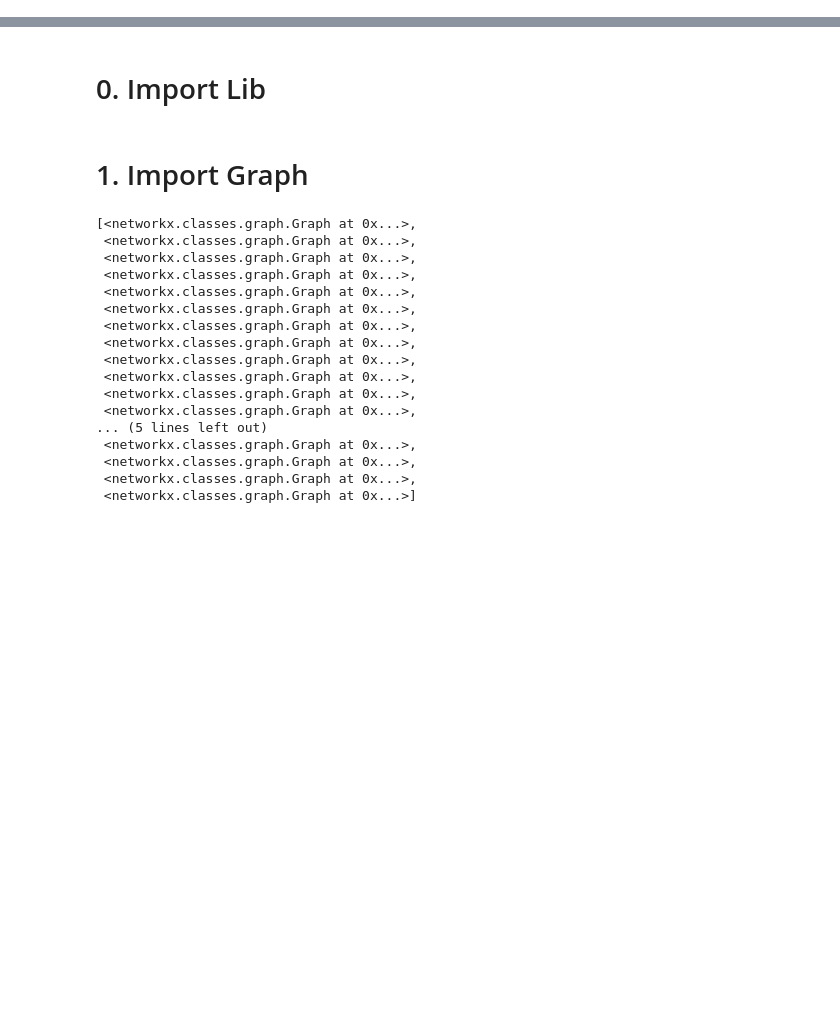
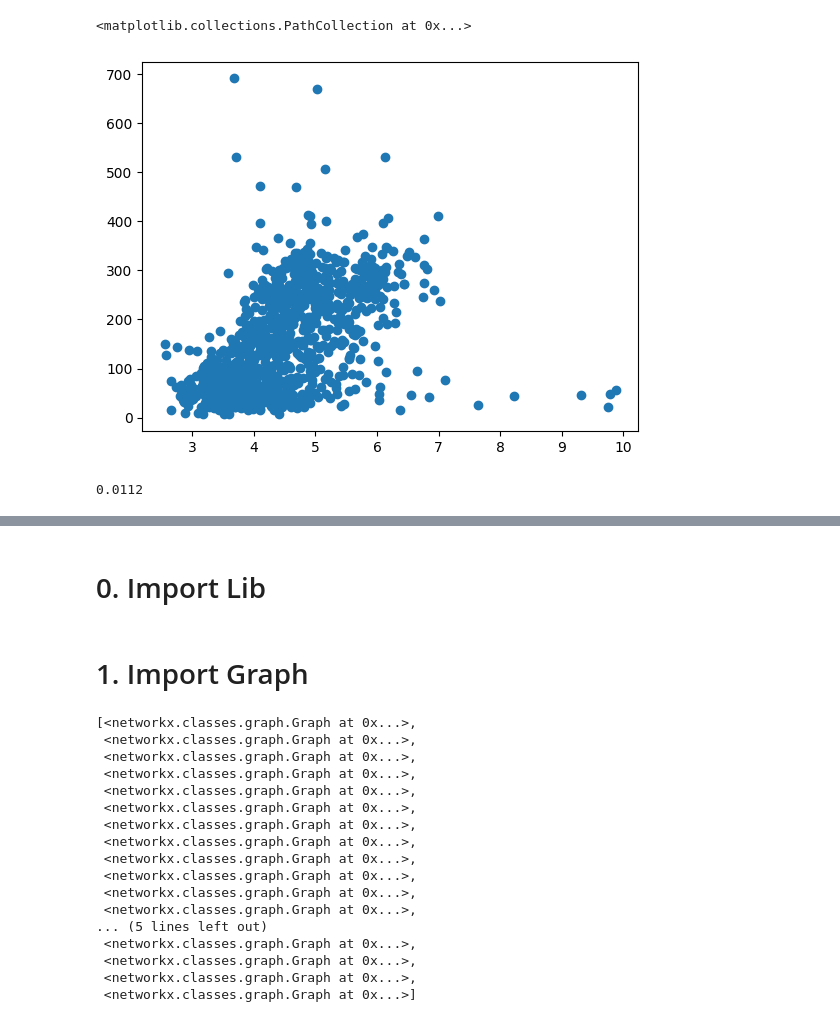
Before and after one commit to amin942001/STHype, a Jupyter notebook: examples/ amftrack_analysis.ipynb, the cells around one changed output, grey strips where cells are left out. Saved outputs shown, nothing was run; the diff lists cells and outputs as text; code cells hidden in the pictures; blank space fills up the shorter version.

Commit message:
speed analysis

```diff
--- a/examples/ amftrack_analysis.ipynb
+++ b/examples/ amftrack_analysis.ipynb
@@ -0,0 +1,21 @@
+# %%
+import pandas as pd
+import numpy as np
+import matplotlib.pyplot as plt
+
+k1=2.5
+k2=2.5
+k3=1.5
+vmax = 3600*3*0.014/(2*0.21)
+
+df = pd.read_csv('/home/ipausers/hamzaoui/Documents/Data/Plot/Growth speed vs tip/length_growth_speed.csv')
+radius = df.iloc[:,1]
+growth_speed = df.iloc[:,2]
+plt.scatter(radius, growth_speed)
+# %% [output]
+<matplotlib.collections.PathCollection at 0x...>
+[figure, added]
+# %%
+0.42*0.08/3
+# %% [output]
+0.0112
```
Also changed, not shown: parts of 10 cells of this notebook, 3 other files.
